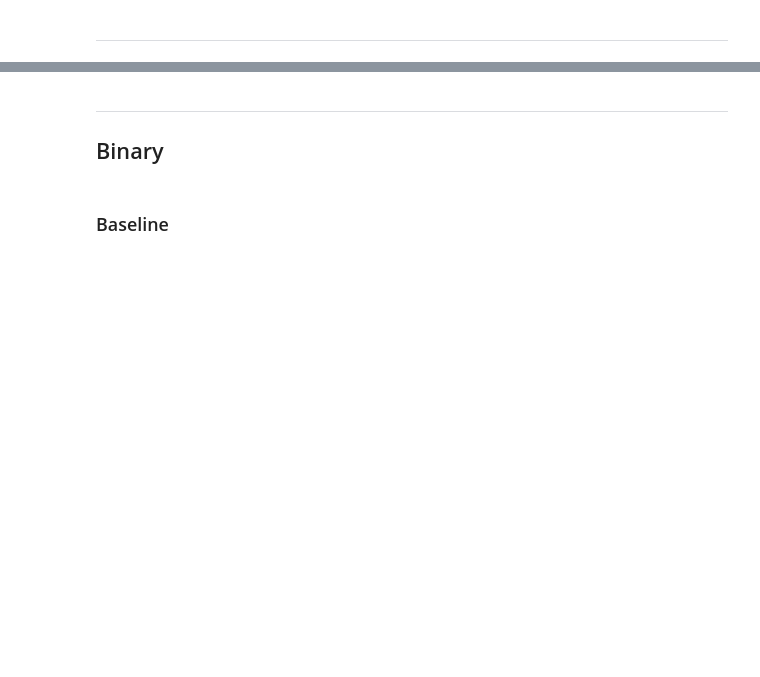
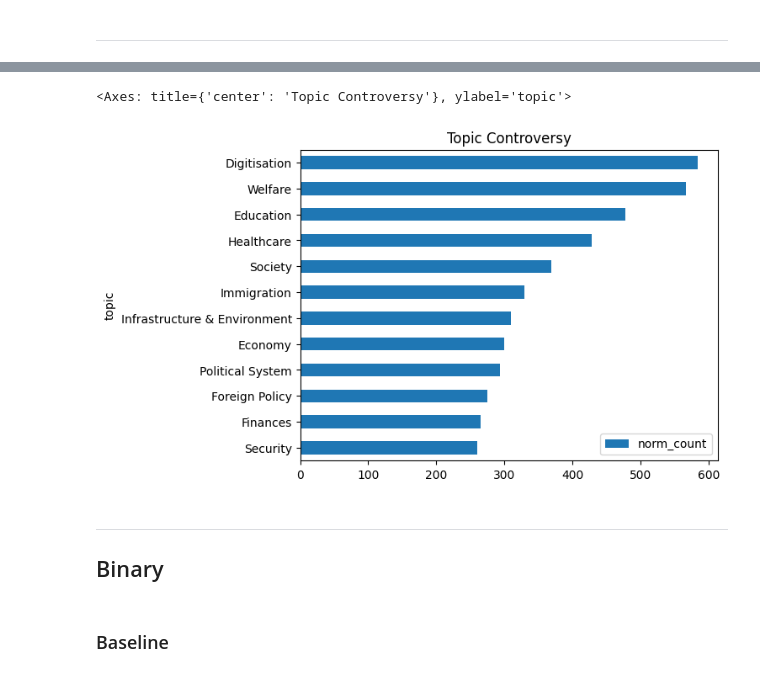
Before and after one commit to NazaninShafiabadi/StanceDetection, a Jupyter notebook: data/xstance/analysis.ipynb, the cells around one changed output, grey strips where cells are left out. Cells and saved outputs as stored; diff of their text form; code cells hidden in the pictures; blank space fills up the shorter version.

```diff
--- a/data/xstance/analysis.ipynb
+++ b/data/xstance/analysis.ipynb
@@ -72,3 +86,11 @@ def analyze_errors(df):
+# %%
+topic_q_counts = questions_en['topic'].value_counts().reset_index().rename(columns={'count': 'q_count'})
+topic_cm_counts = all_data['topic'].value_counts().reset_index().rename(columns={'count': 'cm_count'})
+topic_norm_counts = pd.merge(topic_q_counts, topic_cm_counts, on='topic').assign(norm_count=lambda x: round(x['cm_count'] / x['q_count'], 2)).sort_values('norm_count')
+topic_norm_counts.plot(kind='barh', x='topic', y='norm_count', title='Topic Controversy')
+# %% [output]
+<Axes: title={'center': 'Topic Controversy'}, ylabel='topic'>
+[figure, added]
 # %% [markdown]
 ---
 ## Binary
```
Also changed, not shown: parts of 18 cells of this notebook.
